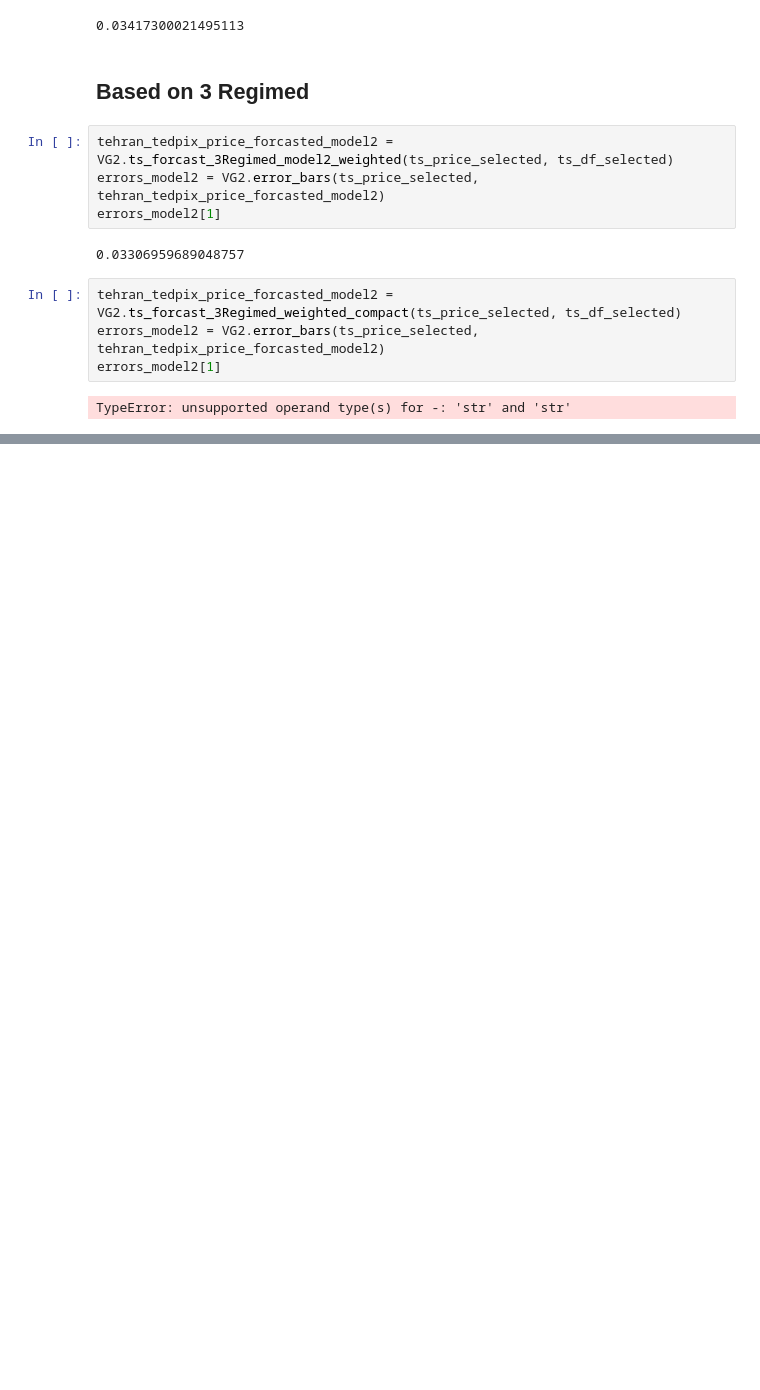
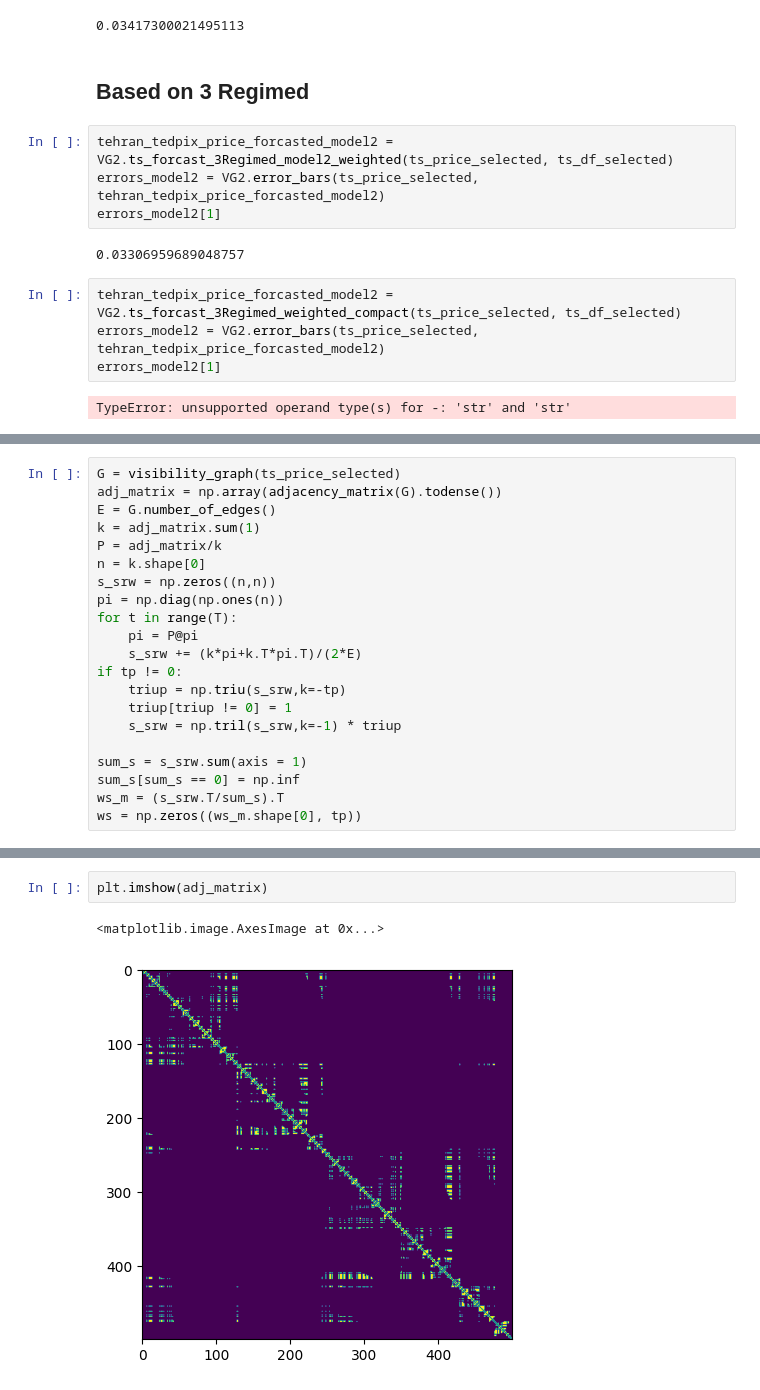
Before and after one commit to hossein4527/Time_Series_Trend_Forcasting, a Jupyter notebook: Codes/Visibility_Graph.ipynb, the cells around one changed output, grey strips where cells are left out. Saved outputs shown, nothing was run; the diff lists cells and outputs as text; blank space fills up the shorter version.

```diff
--- a/Codes/Visibility_Graph.ipynb
+++ b/Codes/Visibility_Graph.ipynb
@@ -60,0 +166,21 @@ ts_forcast_3Regimed_weighted_compact
+# %%
+G = visibility_graph(ts_price_selected)
+adj_matrix = np.array(adjacency_matrix(G).todense())
+E = G.number_of_edges()
+k = adj_matrix.sum(1)
+P = adj_matrix/k
+n = k.shape[0]
+s_srw = np.zeros((n,n))
+pi = np.diag(np.ones(n))
+for t in range(T):
+    pi = P@pi
+    s_srw += (k*pi+k.T*pi.T)/(2*E)
+if tp != 0:
+    triup = np.triu(s_srw,k=-tp)
+    triup[triup != 0] = 1
+    s_srw = np.tril(s_srw,k=-1) * triup
+
+sum_s = s_srw.sum(axis = 1)
+sum_s[sum_s == 0] = np.inf
+ws_m = (s_srw.T/sum_s).T
+ws = np.zeros((ws_m.shape[0], tp))
@@ -60,0 +225,5 @@ ts_forcast_3Regimed_weighted_compact
+# %%
+plt.imshow(adj_matrix)
+# %% [output]
+<matplotlib.image.AxesImage at 0x...>
+[figure, added]
```
Also changed, not shown: parts of 17 cells of this notebook, 9 other files.
